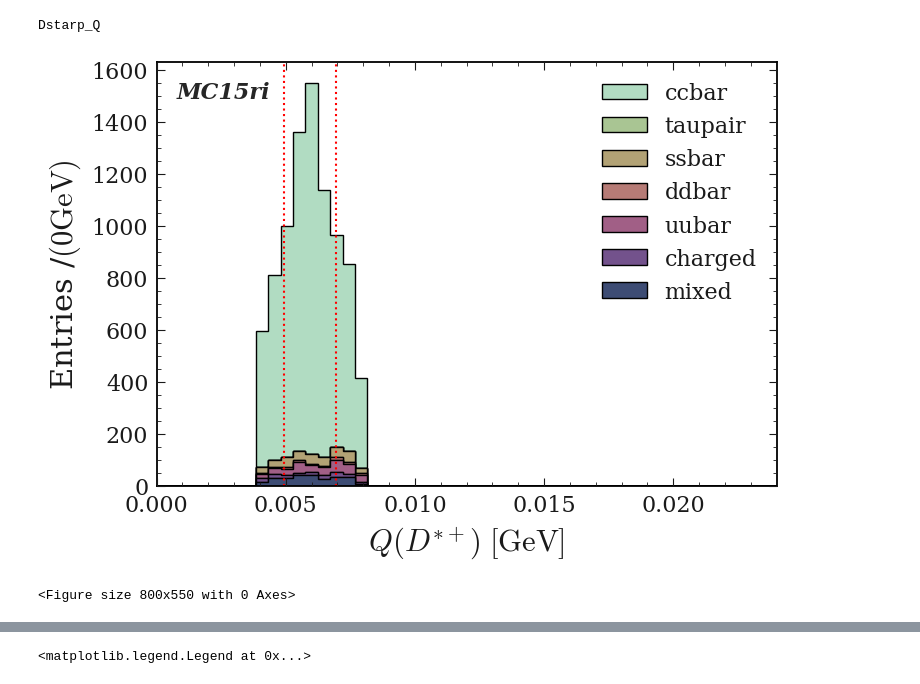
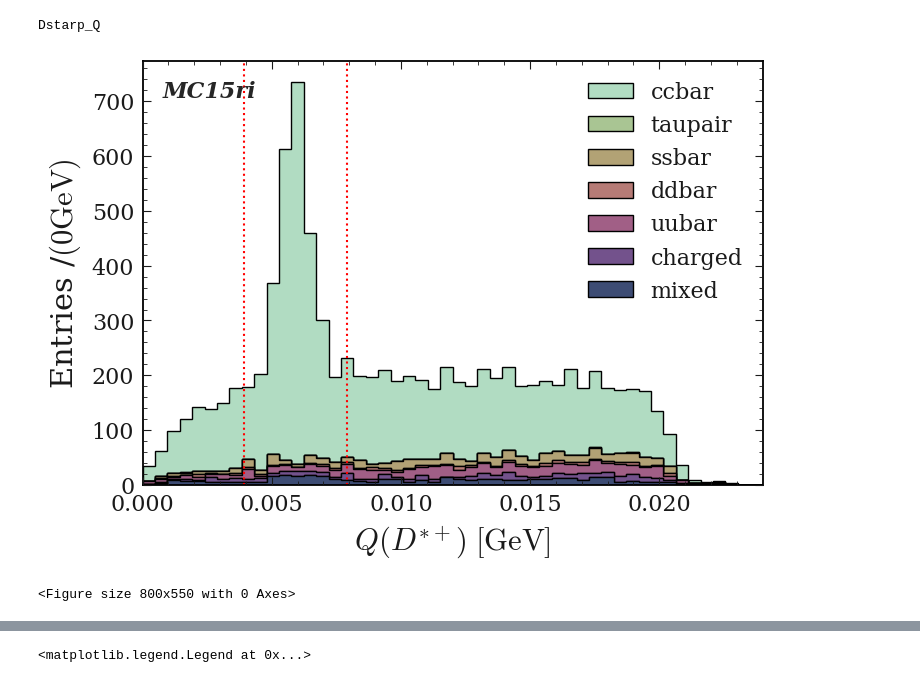
Before and after one commit to jykim-physics/DRAW_and_FITTING, a Jupyter notebook: main/DRAW_1D/kekcc_phig.ipynb, the cells around one changed output, grey strips where cells are left out. Drawn from its saved outputs; the diff is of its cells as text; code cells hidden in the pictures.

```diff
--- a/main/DRAW_1D/kekcc_phig.ipynb
+++ b/main/DRAW_1D/kekcc_phig.ipynb
@@ -39,16 +40,18 @@ base_file_loc =  '/media/jykim/T7/storage/01_recon/v2_pre_omega_const_bkg/'
 base_file_loc =  '/media/jykim/T7/storage/01_recon/v2_pre_ext_omega_const_wide_Q/'
 
 
-# base_file_loc =  '/media/jykim/T7/storage/01_recon/train_v6_beambkg_sig_ext/'
+# base_file_loc =  '/media/jykim/T7/storage/01_recon/v8_pre_extraction_bkg/'
 
-#base_file_loc =  '/media/jykim/T7/storage/01_recon/trainv2_new_correct_data_sig_ext_zernike/'
+base_file_loc =  '/media/jykim/T7/storage/01_recon/v2_pre_omega_const_bkg_1ab/'
 #base_file_loc =  '/media/jykim/T7/storage/01_recon/trainv4_sig_ext_onlybkg/'
 
-# base_file_loc = '/media/jykim/T7/storage/01_recon/pre_extract_skim_1ab_inv/'
-
-# phigamma_ccbar = base_file_loc + 'ccbar/recon_udst_*.root'
+base_file_loc = '/media/jykim/T7/storage/01_recon/v8_pre_extraction_trained_v3/'
+base_file_loc = '/media/jykim/T7/storage/01_recon/v8_pre_bkg_1ab/'
+base_file_loc = '/media/jykim/T7/storage/01_recon/v9mask_new_pre_selection_400_onlybkg/'
+#base_file_loc = '/media/jykim/T7/storage/01_recon/v10_pre_extraction_400_bkgsig/'
+phigamma_ccbar = base_file_loc + 'ccbar/recon_udst_*.root'
 # phigamma_ccbar = base_file_loc + 'topo/generic_ccbar.root'
-phigamma_ccbar = base_file_loc + 'topo/resultfile/result_phi/standard.root'
+# phigamma_ccbar = base_file_loc + 'topo/resultfile/result_phi/standard.root'
 
 phigamma_uubar = base_file_loc + 'uubar/recon_udst_*.root'
 phigamma_ddbar = base_file_loc + 'ddbar/recon_udst_*.root'
@@ -58,6 +61,10 @@ phigamma_mixed = base_file_loc + 'mixed/recon_udst_*.root'
 phigamma_taupair = base_file_loc + 'taupair/recon_udst_*.root'
 # %%
 base_filter=' Pis_charge==1 && D0_M>1.67 && D0_M<2.06 '
+base_filter=' Pis_charge==1 && D0_M>1.8 && D0_M<1.9 '
+
+# base_filter=' Pis_charge==1 && D0_M>1.67 && D0_M<2.06 && abs(Dstarp_Q-0.00593)<0.002 && Dstarp_CMS_p>2.42 && Pi0_Prob<0.85'
+
 # base_filter=' phi_rank_Dstp==1 && D0_M>1.67 && D0_M<2.06 '
 
 #ccbar_filter = base_filter + 'iCascDcyBrP_Dst_0 !=4'
@@ -304,39 +249,39 @@ for var in signal_variables:
     plt.hist(data_list[var], bins=xbins, histtype='stepfilled', stacked=True,label=labels,color=colors,edgecolor='black')
 
 #     plt.hist(pd_phigamma_ccbar_signal[var],bins=xbins,histtype='step',color='r',label='signal')
-    plt.axvline(x=0.00593-0.0010,  color='red', linestyle='dotted')
-    plt.axvline(x=0.00593+0.0010,  color='red', linestyle='dotted')
+    plt.axvline(x=0.00593-0.0020,  color='red', linestyle='dotted')
+    plt.axvline(x=0.00593+0.0020,  color='red', linestyle='dotted')
 
     ax = plt.gca()
     ax.annotate('', xy=(0.00593-0.0010,2800), xytext=(0.00593+0.0010,2800), arrowprops=dict(arrowstyle="<->",color="red"),)
 
     # Shrink current axis by 20%
     box = ax.get_position()
     ax.set_position([box.x0, box.y0, box.width , box.height])
 
     # Put a legend to the right of the current axis
     ax.legend(loc='center left', bbox_to_anchor=(1, 0.5))
     plt.legend()
 
 #     DRAW(pd_Dtokshortpi0, cut)
 
     watermark(t="",logo="MC15ri")
     ax=plt.gca()
 #     ax.set_title(r'$D^0 \to K^0_S \pi^0$ sample' )
 
     n, xe = np.histogram(ccbar_bkg[var], bins=50, range=xrange)
 
     ax.set_xlim(*xrange)
 #     ax.set_ylim(0,6000)
 
     plt.xlabel("$Q(D^{*+}) \; [\mathrm{GeV}]$")
     width = xe[1]-xe[0]
     plt.ylabel('Entries'+' /' + '$(' + ' '  + "{0:.3f}".format(width).rstrip('0').rstrip('.') + '\mathrm{GeV})$');
     plt.show()
     plt.clf()
 # %% [output]
 Dstarp_Q
-[figure, old version]
+[figure, new version]
 <Figure size 800x550 with 0 Axes>
 # %%
 # phig_pre_extraction_cut = 'abs(Phi_M - 1.0195)< 0.011 & abs(Dstarp_Q-0.00593)<0.0006'
```
Also changed, not shown: parts of 20 cells of this notebook, 5 other files.
